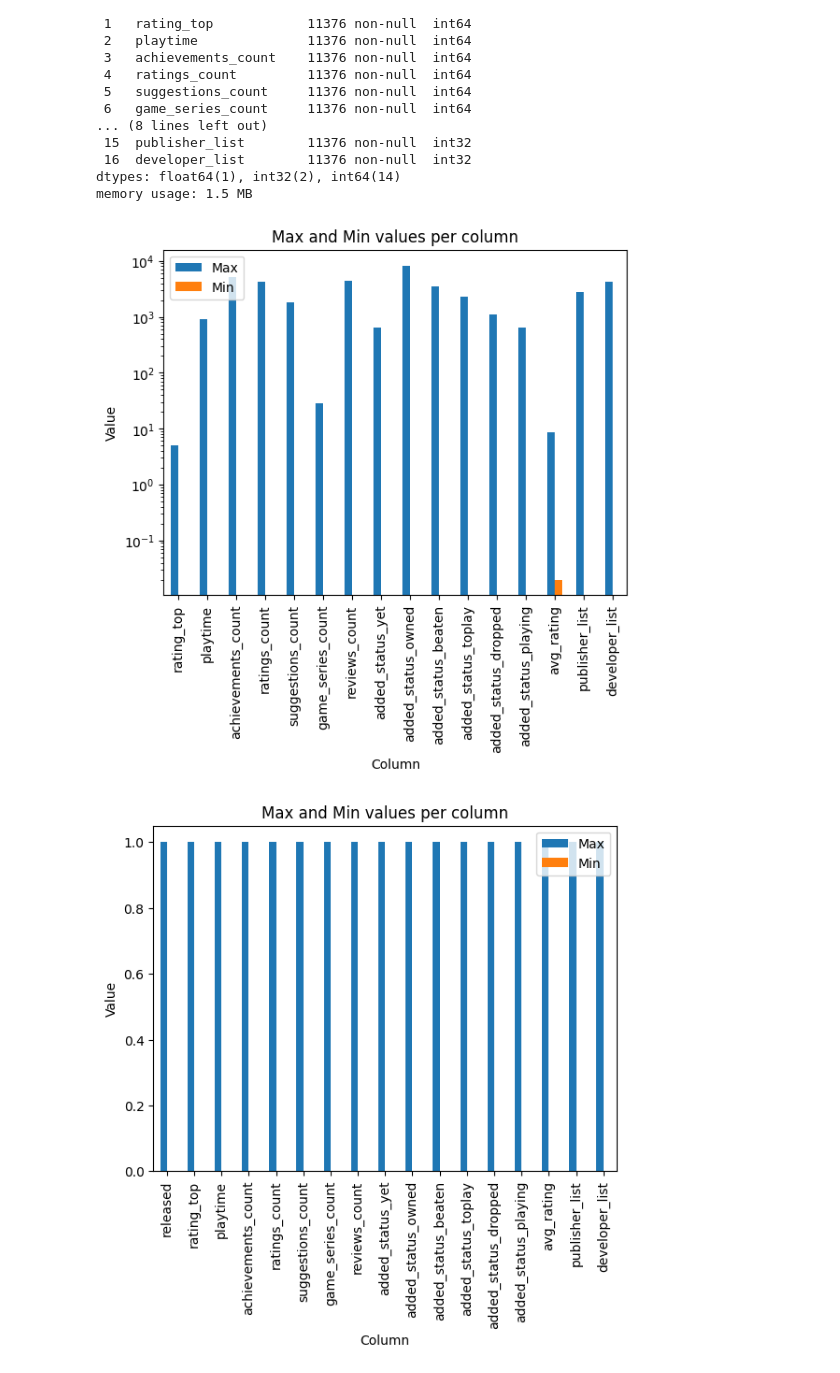
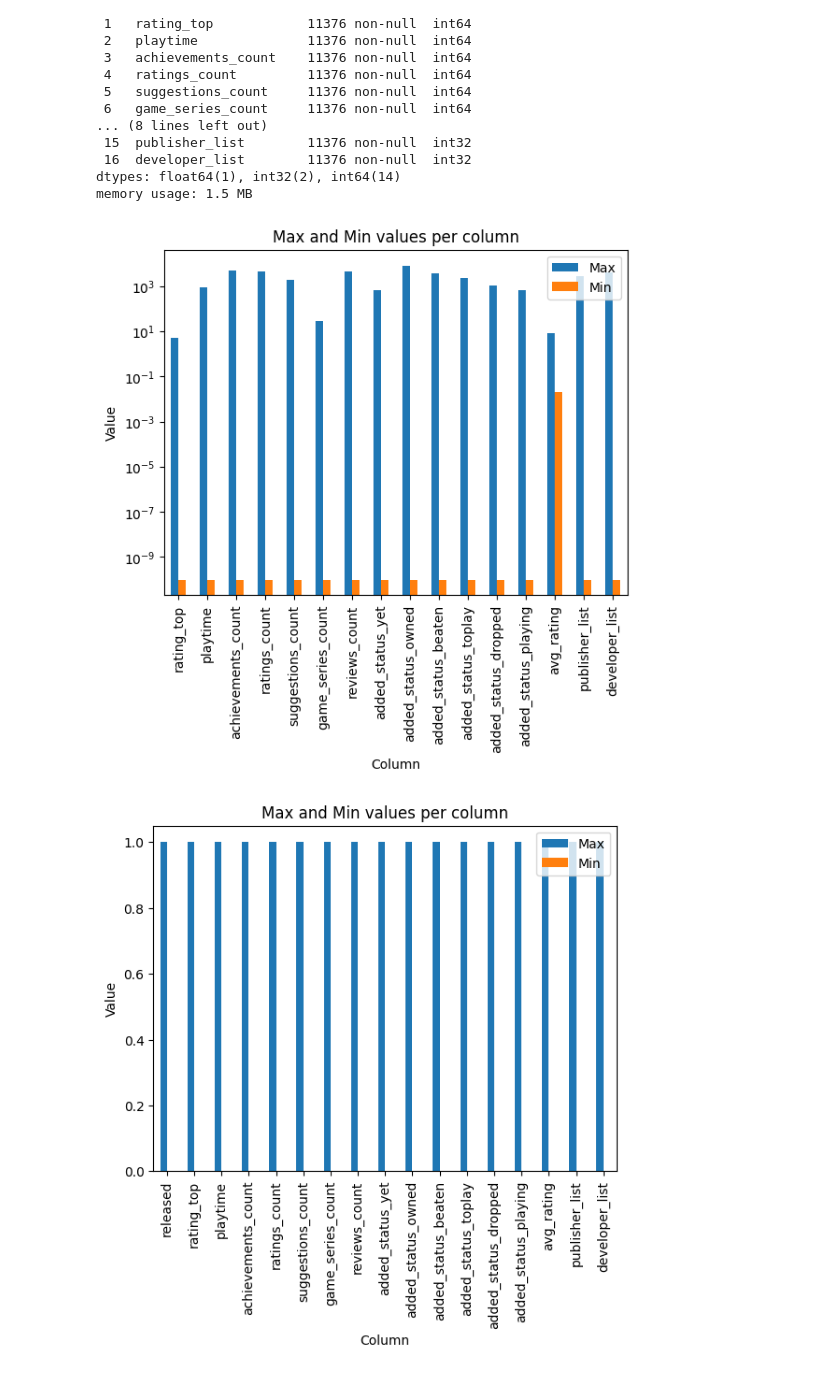
Before and after one commit to Mr-Stark01/ITSDPROJ, a Jupyter notebook: nb.ipynb, the cells around one changed output. Saved outputs shown, nothing was run; the diff lists cells and outputs as text; code cells hidden in the pictures.

```diff
--- a/nb.ipynb
+++ b/nb.ipynb
@@ -340,24 +340,25 @@ memory usage: 1.5 MB
 # %%
 import matplotlib.pyplot as plt
 import numpy as np
 
 max_values = df_cleaned_norm.drop(columns='released').max() # otherwise the erleased would be the only value observable
 min_values = df_cleaned_norm.drop(columns='released').min()
-print(min_values)
+
+min_values += 1e-10 # so that we can see it even if it's zero
 
 df_viz = pd.DataFrame({'Max': max_values, 'Min': min_values})
 
 df_viz.plot(kind='bar')
 
 plt.title('Max and Min values per column')
 plt.xlabel('Column')
+# min values can bee seen
 plt.yscale('log')
 plt.ylabel('Value')
 
-# Show the plot
 plt.show()
 # %% [output]
-[figure, old version]
+[figure, new version]
 # %%
 from sklearn.preprocessing import MinMaxScaler
 scaler = MinMaxScaler()
```
Also changed, not shown: parts of 11 cells of this notebook.
